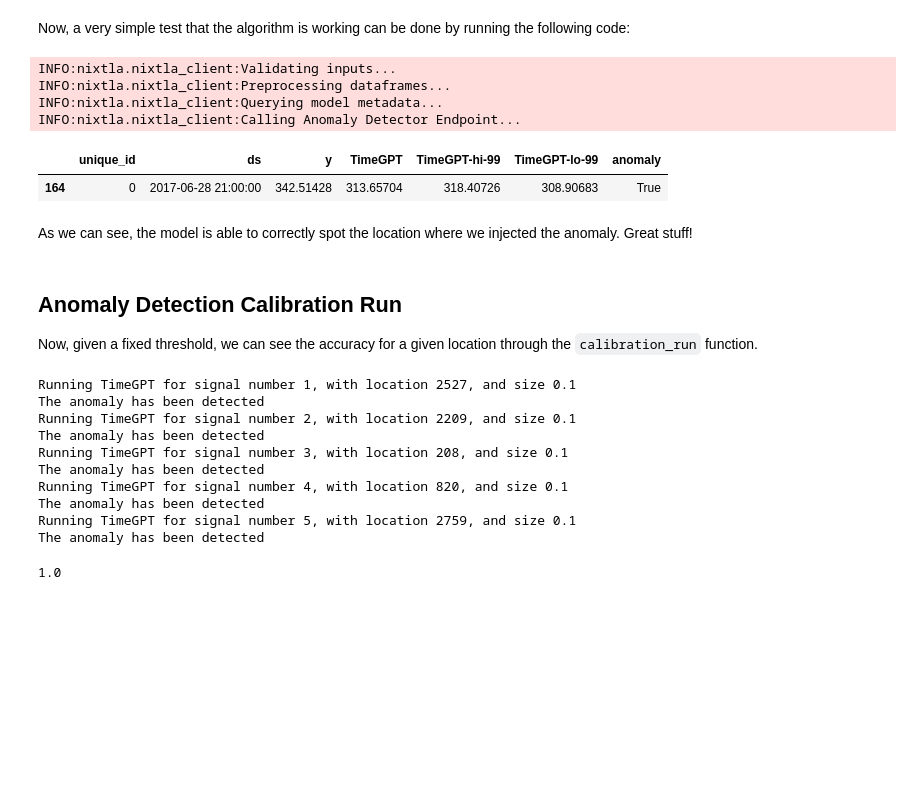
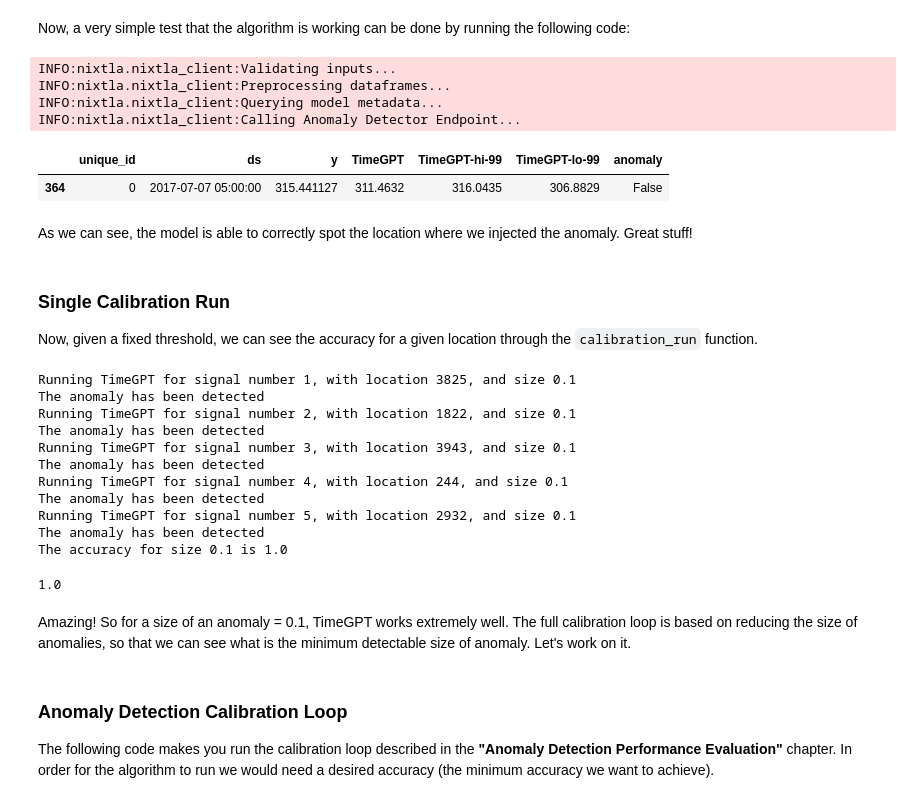
Before and after one commit to PieroPaialungaAI/AnomalyDetectionNixtla, a Jupyter notebook: temp.ipynb, the cells around one changed output. Saved outputs shown, nothing was run; the diff lists cells and outputs as text; code cells hidden in the pictures; blank space fills up the shorter version.

Commit message:
The calibration loop is working now.

````diff
--- a/temp.ipynb
+++ b/temp.ipynb
@@ -142,38 +140,45 @@ anomaly_calibrator.load_nixtla_client()
 # %% [markdown]
 Now, a very simple test that the algorithm is working can be done by running the following code:
 # %%
-location = 300
-threshold = 0.1
+location = 500
+threshold = 0.01
 anomaly_data = anomaly_calibrator.inject_anomaly(location = location, threshold = threshold)
 test_signal = anomaly_data['anomalous_signal']
 anomaly_calibrator.run_anomaly_detection(test_signal)
 ds_anomaly = preprocessed_data['ds'].loc[location]
 anomaly_result = anomaly_calibrator.anomaly_result
 anomaly_result[anomaly_result['ds'] == ds_anomaly]
 # %% [output]
 INFO:nixtla.nixtla_client:Validating inputs...
 INFO:nixtla.nixtla_client:Preprocessing dataframes...
 INFO:nixtla.nixtla_client:Querying model metadata...
 INFO:nixtla.nixtla_client:Calling Anomaly Detector Endpoint...
 |  | unique_id | ds | y | TimeGPT | TimeGPT-hi-99 | TimeGPT-lo-99 | anomaly |
-| 164 | 0 | 2017-06-28 21:00:00 | 342.51428 | 313.65704 | 318.40726 | 308.90683 | True |
+| 364 | 0 | 2017-07-07 05:00:00 | 315.441127 | 311.4632 | 316.0435 | 306.8829 | False |
 # %% [markdown]
 As we can see, the model is able to correctly spot the location where we injected the anomaly. Great stuff!
 # %% [markdown]
-## Anomaly Detection Calibration Run
+### Single Calibration Run
 
 Now, given a fixed threshold, we can see the accuracy for a given location through the ```calibration_run``` function.
 # %%
 anomaly_calibrator.calibration_run()
 # %% [output]
-Running TimeGPT for signal number 1, with location 2527, and size 0.1
+Running TimeGPT for signal number 1, with location 3825, and size 0.1
 The anomaly has been detected
-Running TimeGPT for signal number 2, with location 2209, and size 0.1
+Running TimeGPT for signal number 2, with location 1822, and size 0.1
 The anomaly has been detected
-Running TimeGPT for signal number 3, with location 208, and size 0.1
+Running TimeGPT for signal number 3, with location 3943, and size 0.1
 The anomaly has been detected
-Running TimeGPT for signal number 4, with location 820, and size 0.1
+Running TimeGPT for signal number 4, with location 244, and size 0.1
 The anomaly has been detected
-Running TimeGPT for signal number 5, with location 2759, and size 0.1
+Running TimeGPT for signal number 5, with location 2932, and size 0.1
 The anomaly has been detected
+The accuracy for size 0.1 is 1.0
 1.0
+# %% [markdown]
+Amazing! So for a size of an anomaly = 0.1, TimeGPT works extremely well. The full calibration loop is based on reducing the size of anomalies, so that we can see what is the minimum detectable size of anomaly. Let's work on it.
+# %% [markdown]
+### Anomaly Detection Calibration Loop
+The following code makes you run the calibration loop described in the **"Anomaly Detection Performance Evaluation"** chapter.
+In order for the algorithm to run we would need a desired accuracy (the minimum accuracy we want to achieve).
````
Also changed, not shown: parts of 4 cells of this notebook, 2 other files.
